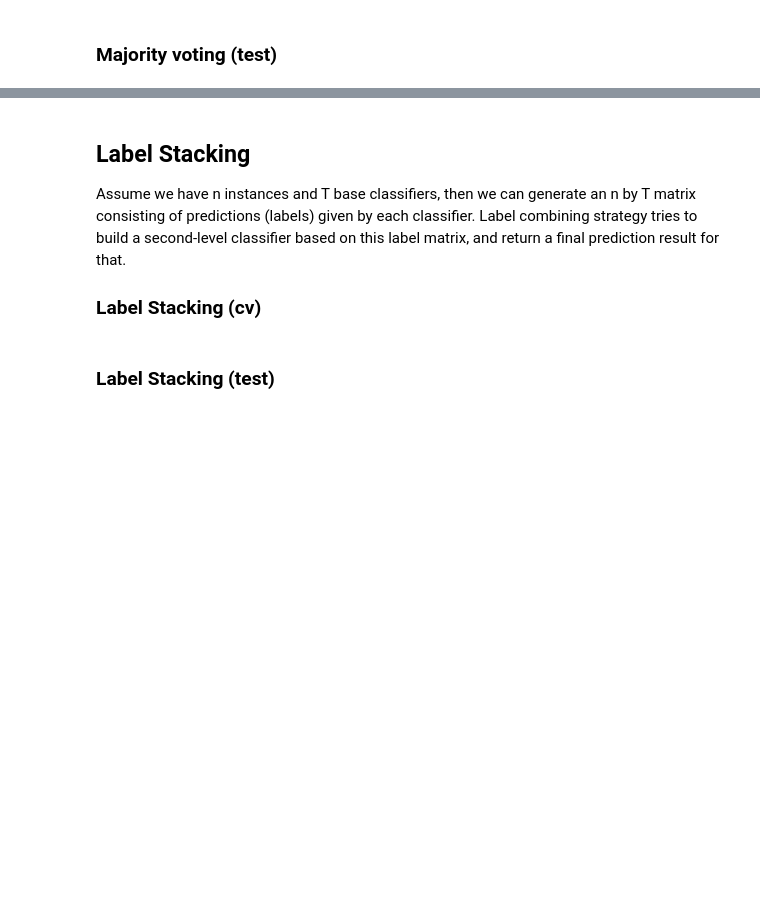
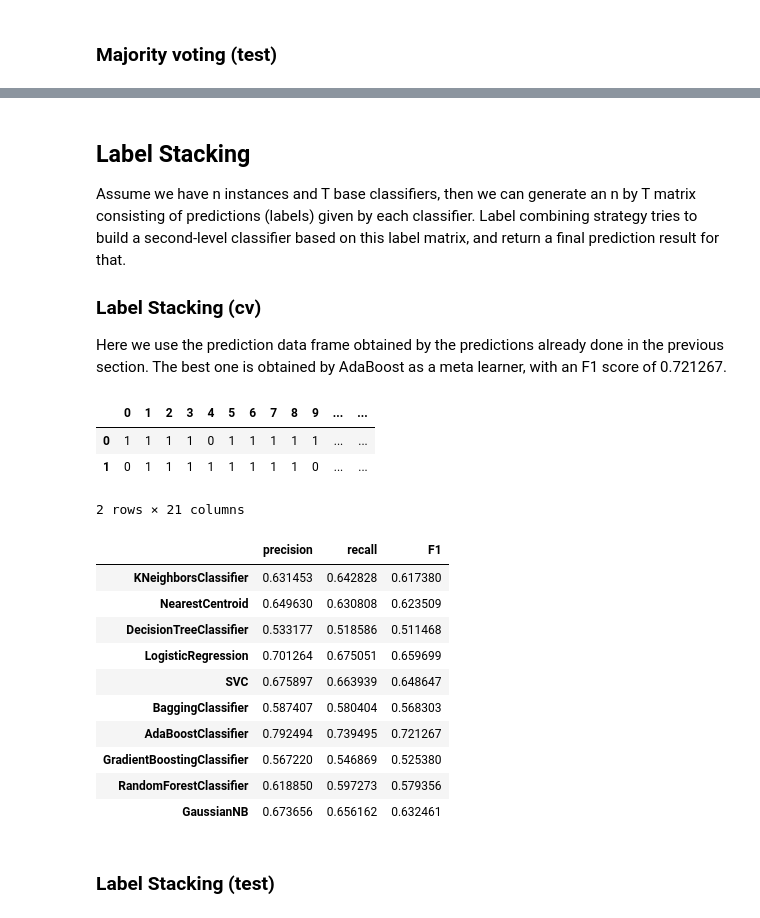
Before and after one commit to patrickFuerst/CoE_task, a Jupyter notebook: classifier_selection.ipynb, the cells around one changed output, grey strips where cells are left out. Cells and saved outputs as stored; diff of their text form; code cells hidden in the pictures; blank space fills up the shorter version.

```diff
--- a/classifier_selection.ipynb
+++ b/classifier_selection.ipynb
@@ -1485,11 +1498,9 @@ This is the simplest case, where we select classifiers and feature subspaces thr
 # %%
-# Here we have to decide if we take our combinations - or the ones from the paper (or just try both :))
 classifier_combinations = pd.read_csv('./data/results_paper.csv', sep=';', encoding='utf-8',
                                       header = 0, index_col = 0)[["Modality", "Features"]]
-#display(classifier_combinations.head(2))
 df_y = df_y_text
 
-kf = KFold(n_splits = 10)
+kf = KFold(n_splits = 10, random_state = 123)
 
 random.seed(123)
 
@@ -1497,9 +1508,11 @@ f1 = 0
 recall = 0
 precision = 0
 
+
 for train_index, test_index in kf.split(df_X_text):
     predicitons = [0] * len(test_index)
 
+    i = 0
     for index, row in classifier_combinations.iterrows():
         model = str2Class(index)
 
@@ -1517,7 +1530,6 @@ for train_index, test_index in kf.split(df_X_text):
         # Calculate and append LVW metrics
         if getModelName(model) == "RandomForestClassifier":
             # evaluate random forest without selected features since it already performs feature selection
-            random.seed(123)
             mod = model.fit(df_x.loc[train_index, :], df_y[train_index])
             pred = mod.predict(df_x.iloc[test_index, :])
 
@@ -1527,13 +1539,16 @@ for train_index, test_index in kf.split(df_X_text):
             df_x_features = df_x[df_x.columns[features]]
 
             # Predicitions
-            random.seed(123)
             mod = model.fit(df_x_features.loc[train_index, :], df_y[train_index])
             pred = mod.predict(df_x_features.iloc[test_index, :])
 
+        for j, p in enumerate(pred):
+            predictions_df.loc[j + test_index[0] , i] = p
         predicitons = predicitons + pred
+        i = i + 1
 
     predictions_majority = pd.Series(predicitons).map(lambda x: 0 if x < classifier_combinations.shape[0]/2 else 1)
+
     f1 = f1 + f1_score(df_y[test_index], predictions_majority)
     recall = recall + recall_score(df_y[test_index], predictions_majority)
     precision = precision + precision_score(df_y[test_index], predictions_majority)
@@ -1552,6 +1626,28 @@ F1 score: 0.681898101898102
 Assume we have n instances and T base classifiers, then we can generate an n by T matrix consisting of predictions (labels) given by each classifier. Label combining strategy tries to build a second-level classifier based on this label matrix, and return a final prediction result for that.
 
 ### Label Stacking (cv)
+Here we use the prediction data frame obtained by the predictions already done in the previous section. The best one is obtained by AdaBoost as a meta learner, with an F1 score of 0.721267.
+# %%
+display(predictions_df.head(2))
+
+label_stack = evaluate_models(predictions_df, df_y)
+label_stack
+# %% [output]
+|  | 0 | 1 | 2 | 3 | 4 | 5 | 6 | 7 | 8 | 9 | ... | ... |
+| 0 | 1 | 1 | 1 | 1 | 0 | 1 | 1 | 1 | 1 | 1 | ... | ... |
+| 1 | 0 | 1 | 1 | 1 | 1 | 1 | 1 | 1 | 1 | 0 | ... | ... |
+2 rows × 21 columns
+|  | precision | recall | F1 |
+| KNeighborsClassifier | 0.631453 | 0.642828 | 0.617380 |
+| NearestCentroid | 0.649630 | 0.630808 | 0.623509 |
+| DecisionTreeClassifier | 0.533177 | 0.518586 | 0.511468 |
+| LogisticRegression | 0.701264 | 0.675051 | 0.659699 |
+| SVC | 0.675897 | 0.663939 | 0.648647 |
+| BaggingClassifier | 0.587407 | 0.580404 | 0.568303 |
+| AdaBoostClassifier | 0.792494 | 0.739495 | 0.721267 |
+| GradientBoostingClassifier | 0.567220 | 0.546869 | 0.525380 |
+| RandomForestClassifier | 0.618850 | 0.597273 | 0.579356 |
+| GaussianNB | 0.673656 | 0.656162 | 0.632461 |
 # %% [markdown]
 ### Label Stacking (test)
 # %% [markdown]
```
Also changed, not shown: parts of 8 cells of this notebook.
